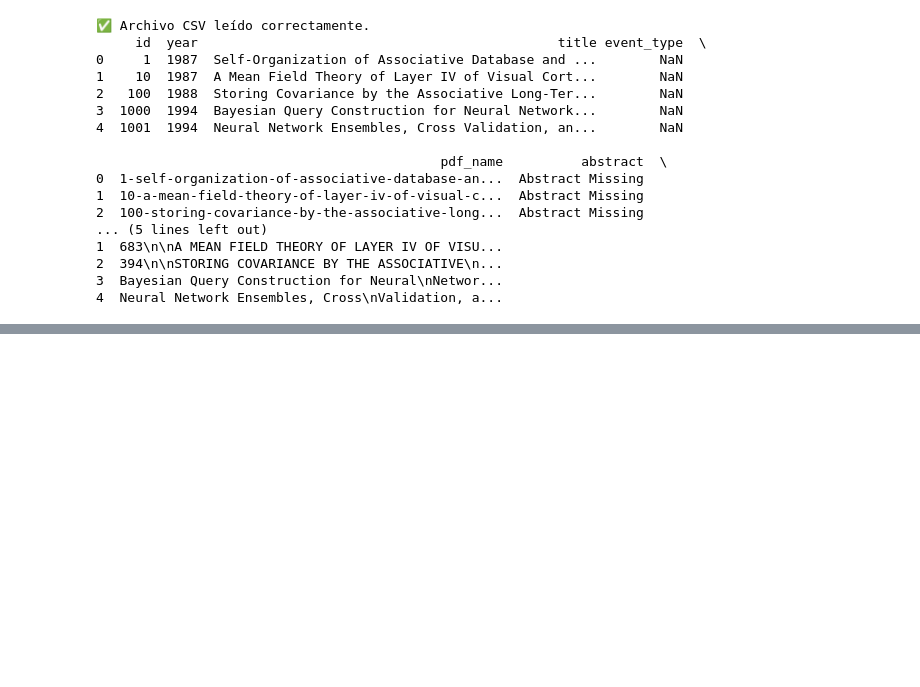
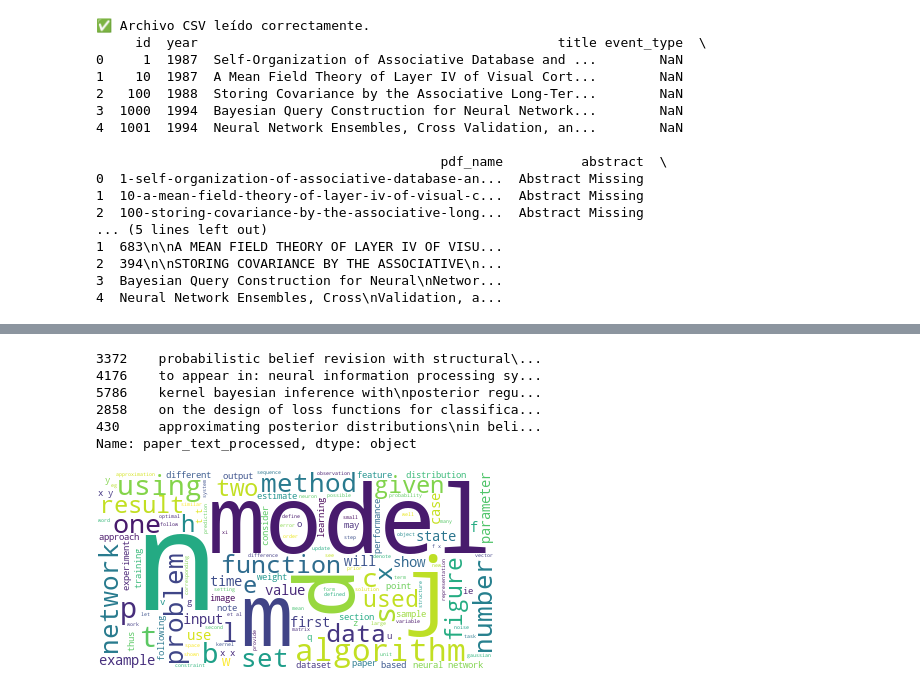
Before and after one commit to velezcanizares/Topic-Modeling, a Jupyter notebook: Codigo.ipynb, the cells around one changed output, grey strips where cells are left out. Cells and saved outputs as stored; diff of their text form; code cells hidden in the pictures; blank space fills up the shorter version.

```diff
--- a/Codigo.ipynb
+++ b/Codigo.ipynb
@@ -56,0 +57,38 @@ papers.head()
+# %%
+# Load the regular expression library
+import re
+
+# Remove punctuation
+papers['paper_text_processed'] = \
+papers['paper_text'].map(lambda x: re.sub('[,\.!?]', '', x))
+
+# Convert the titles to lowercase
+papers['paper_text_processed'] = \
+papers['paper_text_processed'].map(lambda x: x.lower())
+
+# Print out the first rows of papers
+papers['paper_text_processed'].head()
+# %% [output]
+3372    probabilistic belief revision with structural\...
+4176    to appear in: neural information processing sy...
+5786    kernel bayesian inference with\nposterior regu...
+2858    on the design of loss functions for classifica...
+430     approximating posterior distributions\nin beli...
+Name: paper_text_processed, dtype: object
+# %%
+# Import the wordcloud library
+from wordcloud import WordCloud
+
+# Join the different processed titles together.
+long_string = ','.join(list(papers['paper_text_processed'].values))
+
+# Create a WordCloud object
+wordcloud = WordCloud(background_color="white", max_words=5000, contour_width=3, contour_color='steelblue')
+
+# Generate a word cloud
+wordcloud.generate(long_string)
+
+# Visualize the word cloud
+wordcloud.to_image()
+# %% [output]
+[figure, added]
```
Also changed, not shown: parts of 6 cells of this notebook.
